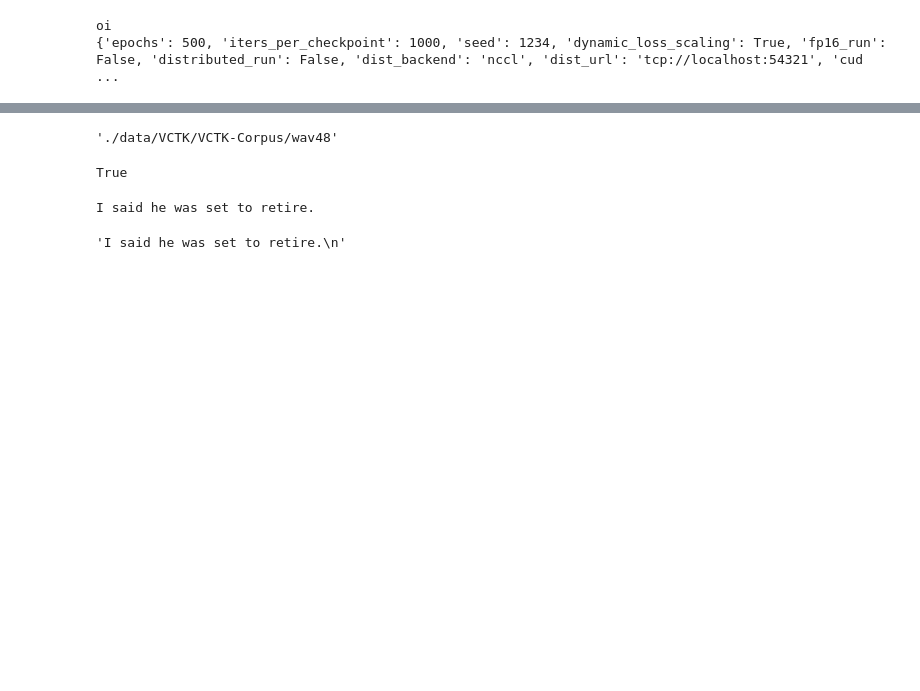
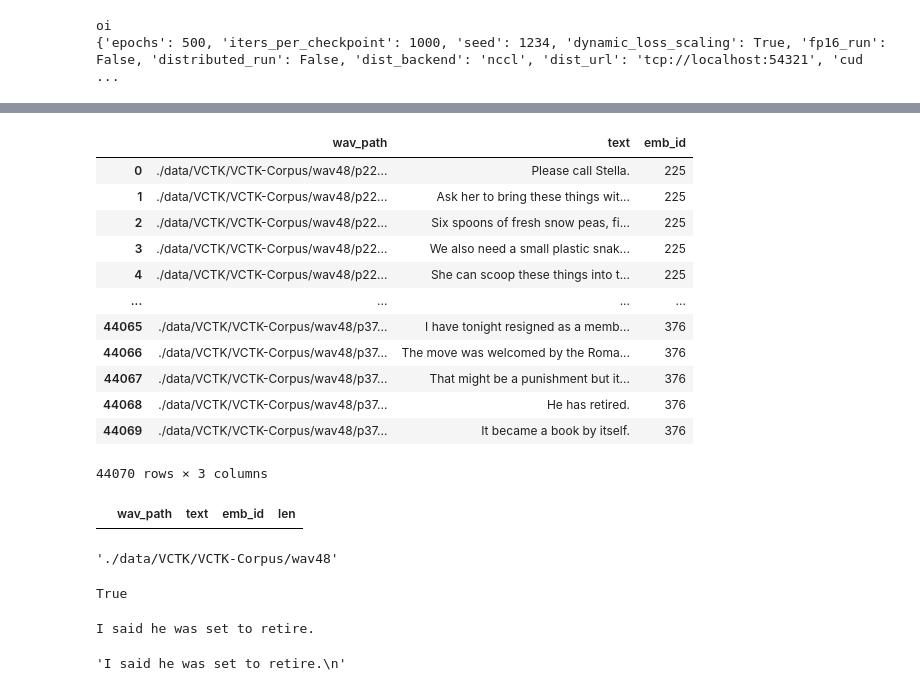
Before and after one commit to lucashueda/pt_etts, a Jupyter notebook: Untitled.ipynb, the cells around one changed output, grey strips where cells are left out. Saved outputs shown, nothing was run; the diff lists cells and outputs as text; code cells hidden in the pictures; blank space fills up the shorter version.

```diff
--- a/Untitled.ipynb
+++ b/Untitled.ipynb
@@ -53,0 +106,16 @@ with open('vctk_aux_df.txt', 'w') as writer:
+# %%
+df
+# %% [output]
+|  | wav_path | text | emb_id |
+| 0 | ./data/VCTK/VCTK-Corpus/wav48/p22... | Please call Stella. | 225 |
+| 1 | ./data/VCTK/VCTK-Corpus/wav48/p22... | Ask her to bring these things wit... | 225 |
+| 2 | ./data/VCTK/VCTK-Corpus/wav48/p22... | Six spoons of fresh snow peas, fi... | 225 |
+| 3 | ./data/VCTK/VCTK-Corpus/wav48/p22... | We also need a small plastic snak... | 225 |
+| 4 | ./data/VCTK/VCTK-Corpus/wav48/p22... | She can scoop these things into t... | 225 |
+| ... | ... | ... | ... |
+| 44065 | ./data/VCTK/VCTK-Corpus/wav48/p37... | I have tonight resigned as a memb... | 376 |
+| 44066 | ./data/VCTK/VCTK-Corpus/wav48/p37... | The move was welcomed by the Roma... | 376 |
+| 44067 | ./data/VCTK/VCTK-Corpus/wav48/p37... | That might be a punishment but it... | 376 |
+| 44068 | ./data/VCTK/VCTK-Corpus/wav48/p37... | He has retired. | 376 |
+| 44069 | ./data/VCTK/VCTK-Corpus/wav48/p37... | It became a book by itself. | 376 |
+44070 rows × 3 columns
@@ -54,3 +124,9 @@ with open('vctk_aux_df.txt', 'w') as writer:
+# %%
+df_aux = df.copy()
+df_aux['len'] = df.wav_path.str.len()
+df_aux[df_aux.len > N + 1]
+# %% [output]
+|  | wav_path | text | emb_id | len |
 # %%
 os.path.join(vctk_path, 'wav48')
 # %% [output]
```
Also changed, not shown: parts of 27 cells of this notebook, 29 other files.
